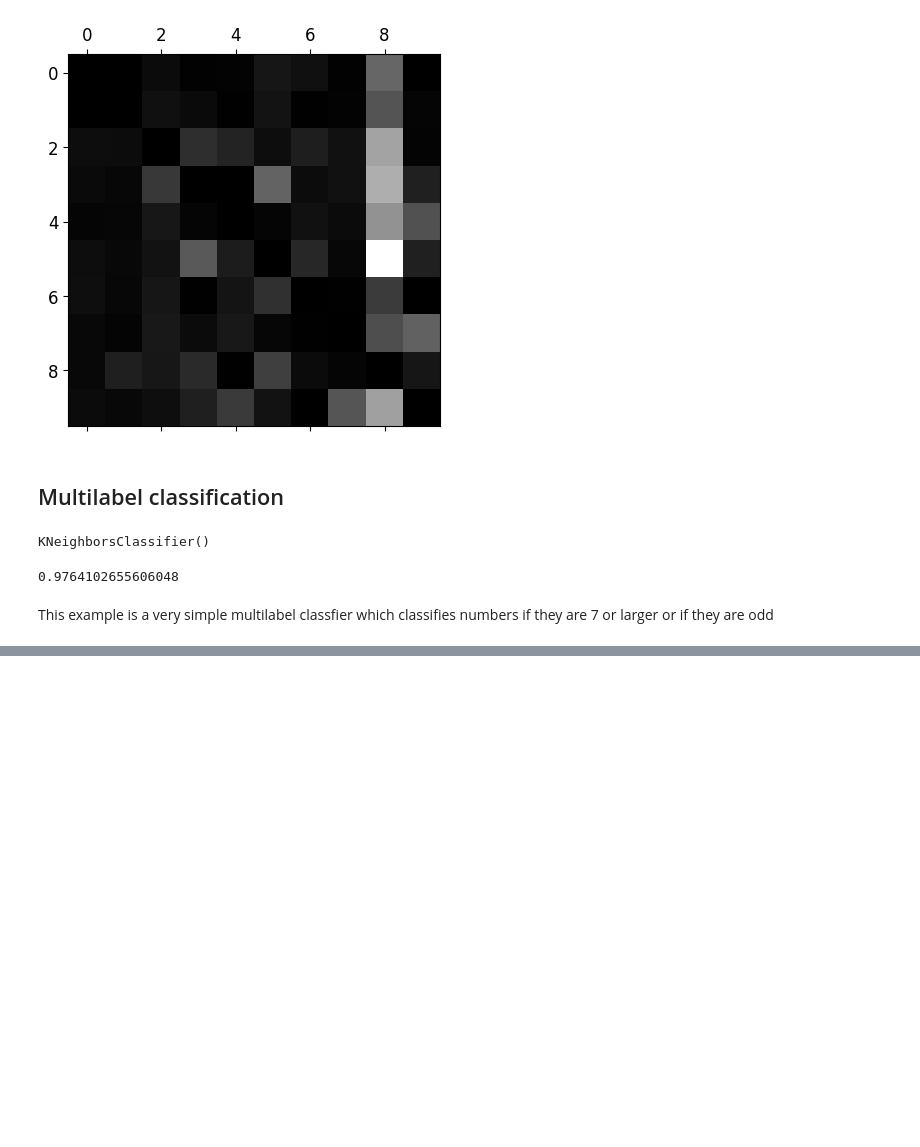
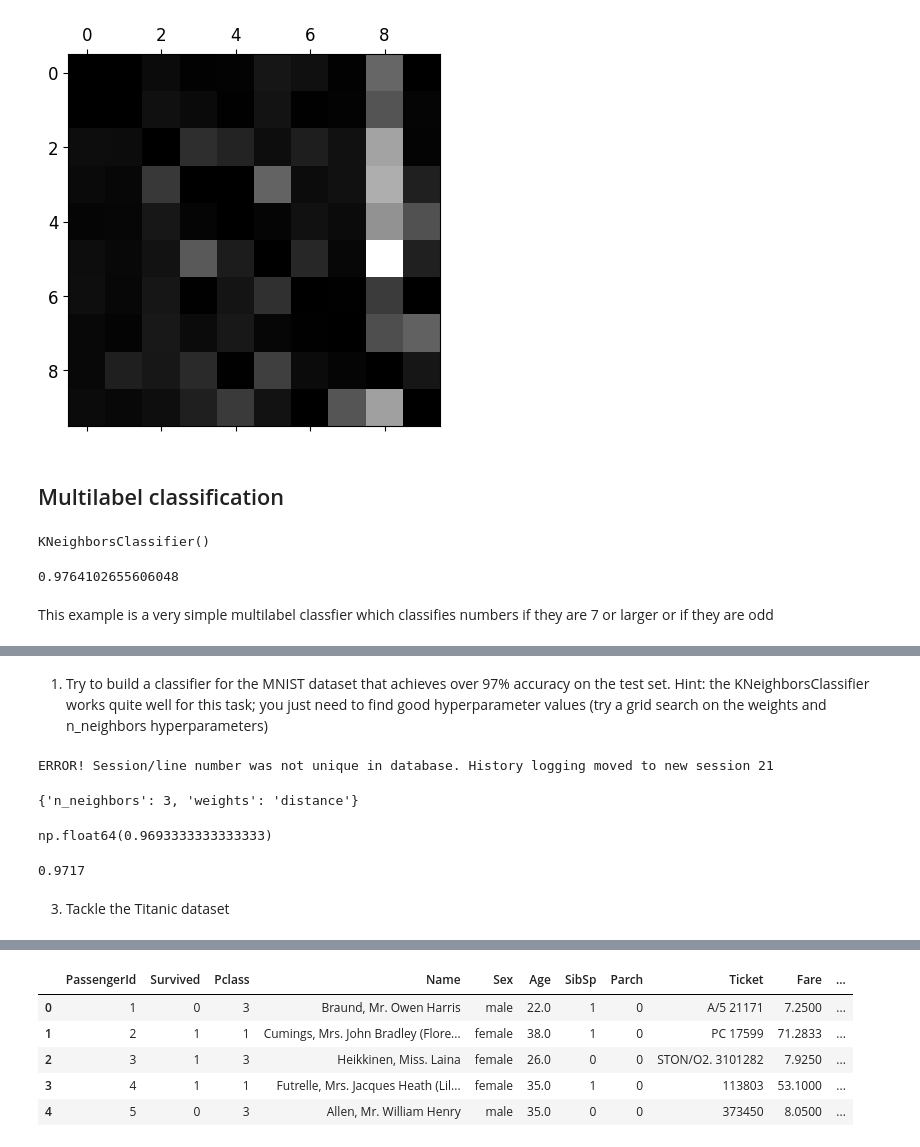
Before and after one commit to Blekitny1/Machine-learning-with-scikit-learn-and-tensorflow, a Jupyter notebook: Chapter 3.ipynb, the cells around one changed output, grey strips where cells are left out. Saved outputs shown, nothing was run; the diff lists cells and outputs as text; code cells hidden in the pictures; blank space fills up the shorter version.

```diff
--- a/Chapter 3.ipynb
+++ b/Chapter 3.ipynb
@@ -406,0 +411,58 @@ This example is a very simple multilabel classfier which classifies numbers if t
+# %% [markdown]
+1. Try to build a classifier for the MNIST dataset that achieves over 97% accuracy
+on the test set. Hint: the KNeighborsClassifier works quite well for this task;
+you just need to find good hyperparameter values (try a grid search on the
+weights and n_neighbors hyperparameters)
+# %%
+from sklearn.neighbors import KNeighborsClassifier
+from sklearn.model_selection import GridSearchCV
+
+knn_with_grid_search = KNeighborsClassifier()
+param_grid = {"n_neighbors": [3, 5, 7], "weights": ["uniform", "distance"]}
+grid_knn = GridSearchCV(knn_with_grid_search, param_grid, cv=3)
+grid_knn.fit(X_train, y_train)
+grid_knn.best_params_
+# %% [output]
+ERROR! Session/line number was not unique in database. History logging moved to new session 21
+{'n_neighbors': 3, 'weights': 'distance'}
+# %%
+grid_knn.best_score_
+# %% [output]
+np.float64(0.9693333333333333)
+# %%
+from sklearn.metrics import accuracy_score
+
+y_predicted = grid_knn.predict(X_test)
+accuracy_score(y_test, y_predicted)
+# %% [output]
+0.9717
+# %% [markdown]
+3. Tackle the Titanic dataset
+# %%
+import os
+import urllib.request
+import pandas as pd
+
+TITANIC_PATH = os.path.join("datasets", "titanic")
+DOWNLOAD_URL = "https://raw.githubusercontent.com/ageron/handson-ml2/master/datasets/titanic/"
+
+def fetch_titanic_data(url=DOWNLOAD_URL, path=TITANIC_PATH):
+    if not os.path.isdir(path):
+        os.makedirs(path)
+    for filename in ("train.csv", "test.csv"):
+        filepath = os.path.join(path, filename)
+        if not os.path.isfile(filepath):
+            print("Downloading", filename)
+            urllib.request.urlretrieve(url + filename, filepath)
+
+fetch_titanic_data()
+
+def load_titanic_data(filename, titanic_path=TITANIC_PATH):
+    csv_path = os.path.join(titanic_path, filename)
+    return pd.read_csv(csv_path)
+
+train_data = load_titanic_data("train.csv")
+test_data = load_titanic_data("test.csv")
+
+train_data.head()
+# %% [output]
@@ -406,0 +471,6 @@ This example is a very simple multilabel classfier which classifies numbers if t
+|  | PassengerId | Survived | Pclass | Name | Sex | Age | SibSp | Parch | Ticket | Fare | ... |
+| 0 | 1 | 0 | 3 | Braund, Mr. Owen Harris | male | 22.0 | 1 | 0 | A/5 21171 | 7.2500 | ... |
+| 1 | 2 | 1 | 1 | Cumings, Mrs. John Bradley (Flore... | female | 38.0 | 1 | 0 | PC 17599 | 71.2833 | ... |
+| 2 | 3 | 1 | 3 | Heikkinen, Miss. Laina | female | 26.0 | 0 | 0 | STON/O2. 3101282 | 7.9250 | ... |
+| 3 | 4 | 1 | 1 | Futrelle, Mrs. Jacques Heath (Lil... | female | 35.0 | 1 | 0 | 113803 | 53.1000 | ... |
+| 4 | 5 | 0 | 3 | Allen, Mr. William Henry | male | 35.0 | 0 | 0 | 373450 | 8.0500 | ... |
```
Also changed, not shown: parts of 4 cells of this notebook.
